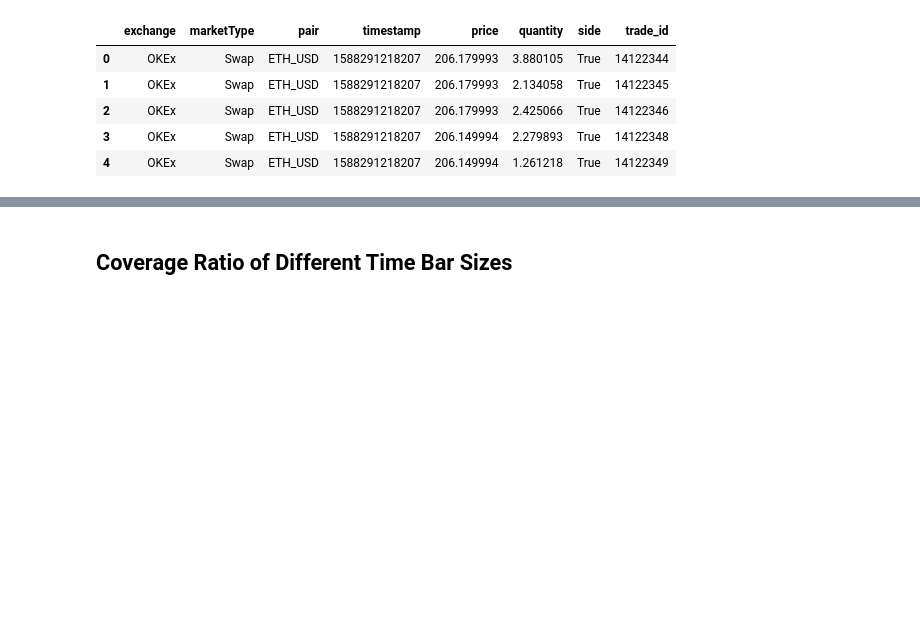
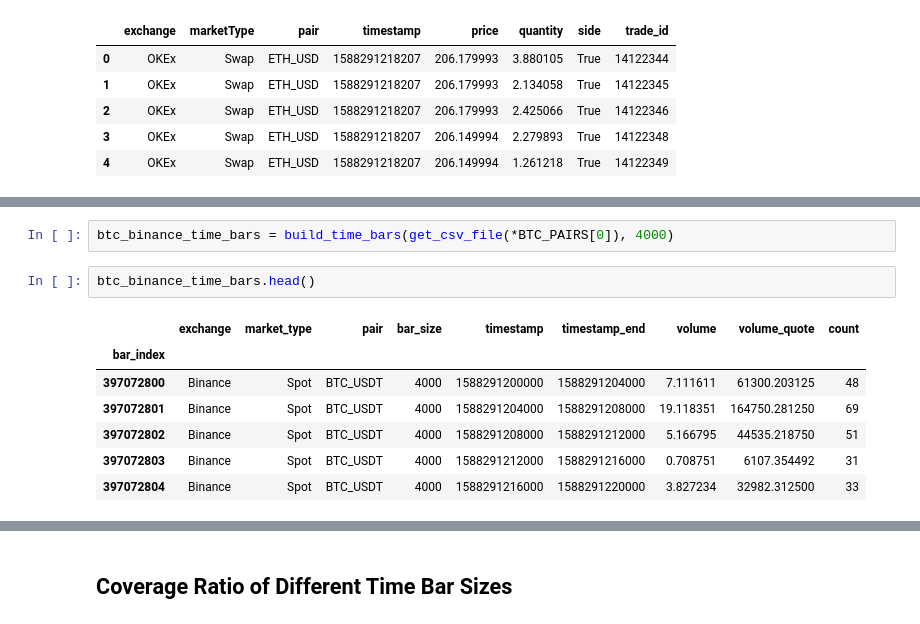
Before and after one commit to soulmachine/crypto-notebooks, a Jupyter notebook: analysis/time-bar-coverage-ratio.ipynb, the cells around one changed output, grey strips where cells are left out. Saved outputs shown, nothing was run; the diff lists cells and outputs as text; blank space fills up the shorter version.

```diff
--- a/analysis/time-bar-coverage-ratio.ipynb
+++ b/analysis/time-bar-coverage-ratio.ipynb
@@ -76,0 +119,12 @@ read_csv(get_csv_file(*ETH_PAIRS[-1])).head()
+# %%
+btc_binance_time_bars = build_time_bars(get_csv_file(*BTC_PAIRS[0]), 4000)
+# %%
+btc_binance_time_bars.head()
+# %% [output]
+|  | exchange | market_type | pair | bar_size | timestamp | timestamp_end | volume | volume_quote | count |
+| bar_index |  |  |  |  |  |  |  |  |  |
+| 397072800 | Binance | Spot | BTC_USDT | 4000 | 1588291200000 | 1588291204000 | 7.111611 | 61300.203125 | 48 |
+| 397072801 | Binance | Spot | BTC_USDT | 4000 | 1588291204000 | 1588291208000 | 19.118351 | 164750.281250 | 69 |
+| 397072802 | Binance | Spot | BTC_USDT | 4000 | 1588291208000 | 1588291212000 | 5.166795 | 44535.218750 | 51 |
+| 397072803 | Binance | Spot | BTC_USDT | 4000 | 1588291212000 | 1588291216000 | 0.708751 | 6107.354492 | 31 |
+| 397072804 | Binance | Spot | BTC_USDT | 4000 | 1588291216000 | 1588291220000 | 3.827234 | 32982.312500 | 33 |
```
Also changed, not shown: parts of 12 cells of this notebook.
